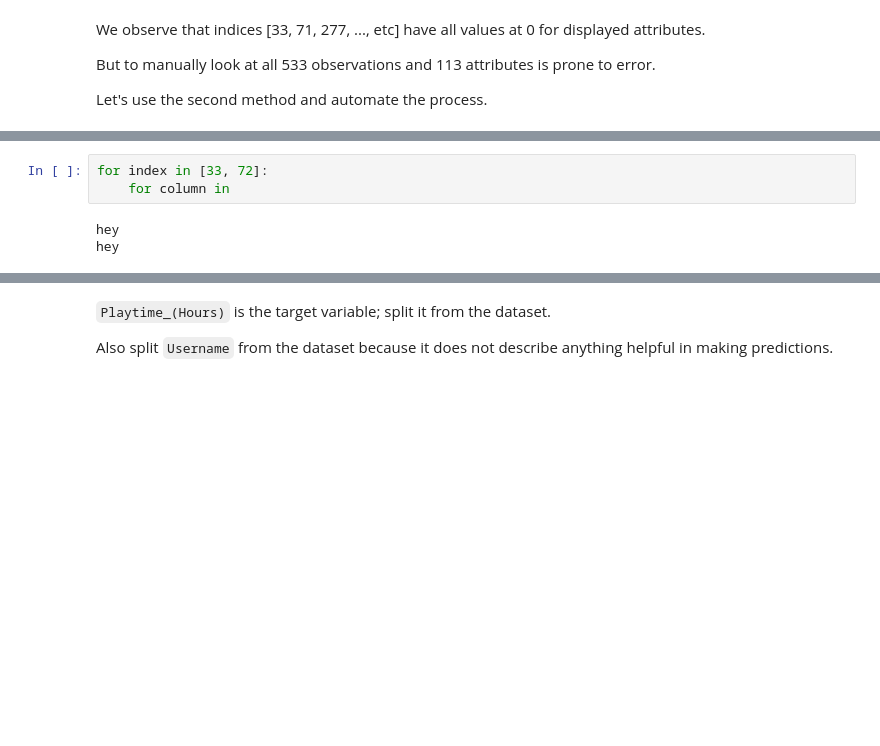
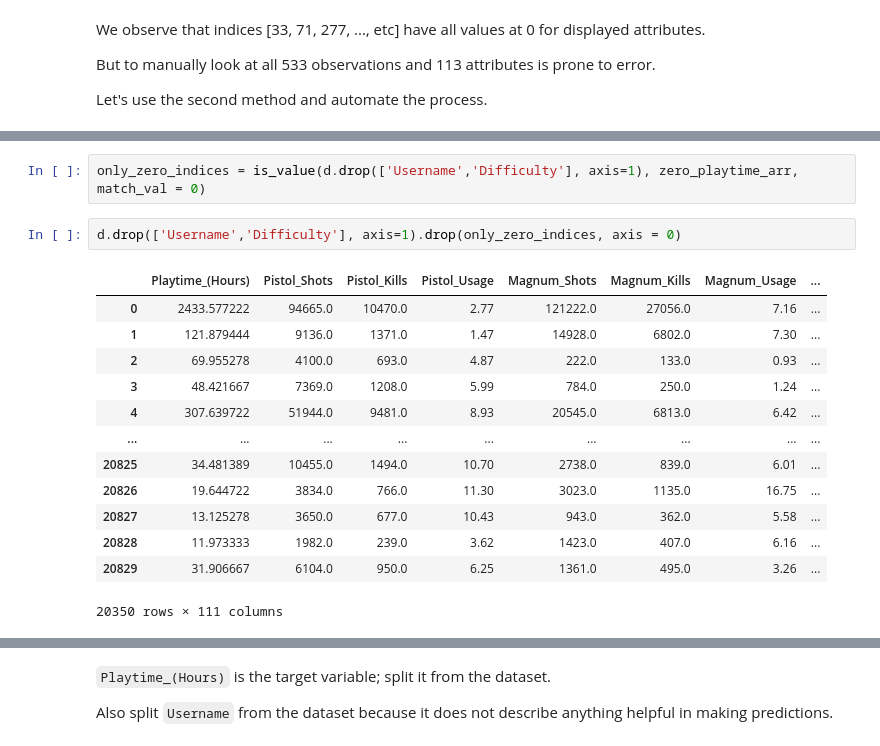
Before and after one commit to gwillcc90/Left4Dead-ML-Project, a Jupyter notebook: l4d_ML_project.ipynb, the cells around one changed output, grey strips where cells are left out. Drawn from its saved outputs; the diff is of its cells as text; blank space fills up the shorter version.

Commit message:
add is_value function to find only zero valued rows

```diff
--- a/l4d_ML_project.ipynb
+++ b/l4d_ML_project.ipynb
@@ -131,6 +143,18 @@ def valid_row(df, indices,match_val = None):
-# %%
-for index in [33, 72]:
-    for column in
-# %% [output]
-hey
-hey
+# %%
+only_zero_indices = is_value(d.drop(['Username','Difficulty'], axis=1), zero_playtime_arr, match_val = 0)
+# %%
+d.drop(['Username','Difficulty'], axis=1).drop(only_zero_indices, axis = 0)
+# %% [output]
+|  | Playtime_(Hours) | Pistol_Shots | Pistol_Kills | Pistol_Usage | Magnum_Shots | Magnum_Kills | Magnum_Usage | ... |
+| 0 | 2433.577222 | 94665.0 | 10470.0 | 2.77 | 121222.0 | 27056.0 | 7.16 | ... |
+| 1 | 121.879444 | 9136.0 | 1371.0 | 1.47 | 14928.0 | 6802.0 | 7.30 | ... |
+| 2 | 69.955278 | 4100.0 | 693.0 | 4.87 | 222.0 | 133.0 | 0.93 | ... |
+| 3 | 48.421667 | 7369.0 | 1208.0 | 5.99 | 784.0 | 250.0 | 1.24 | ... |
+| 4 | 307.639722 | 51944.0 | 9481.0 | 8.93 | 20545.0 | 6813.0 | 6.42 | ... |
+| ... | ... | ... | ... | ... | ... | ... | ... | ... |
+| 20825 | 34.481389 | 10455.0 | 1494.0 | 10.70 | 2738.0 | 839.0 | 6.01 | ... |
+| 20826 | 19.644722 | 3834.0 | 766.0 | 11.30 | 3023.0 | 1135.0 | 16.75 | ... |
+| 20827 | 13.125278 | 3650.0 | 677.0 | 10.43 | 943.0 | 362.0 | 5.58 | ... |
+| 20828 | 11.973333 | 1982.0 | 239.0 | 3.62 | 1423.0 | 407.0 | 6.16 | ... |
+| 20829 | 31.906667 | 6104.0 | 950.0 | 6.25 | 1361.0 | 495.0 | 3.26 | ... |
+20350 rows × 111 columns
```
Also changed, not shown: parts of 3 cells of this notebook.
